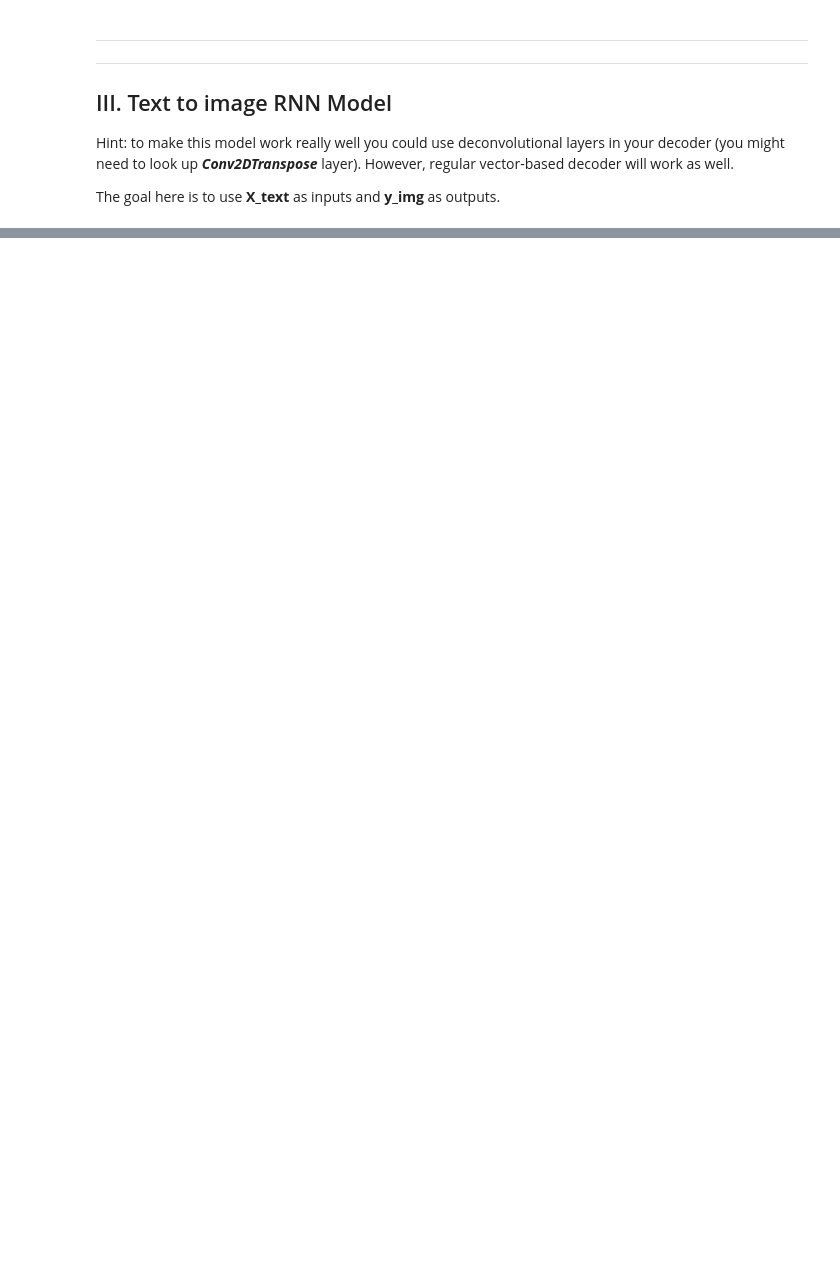
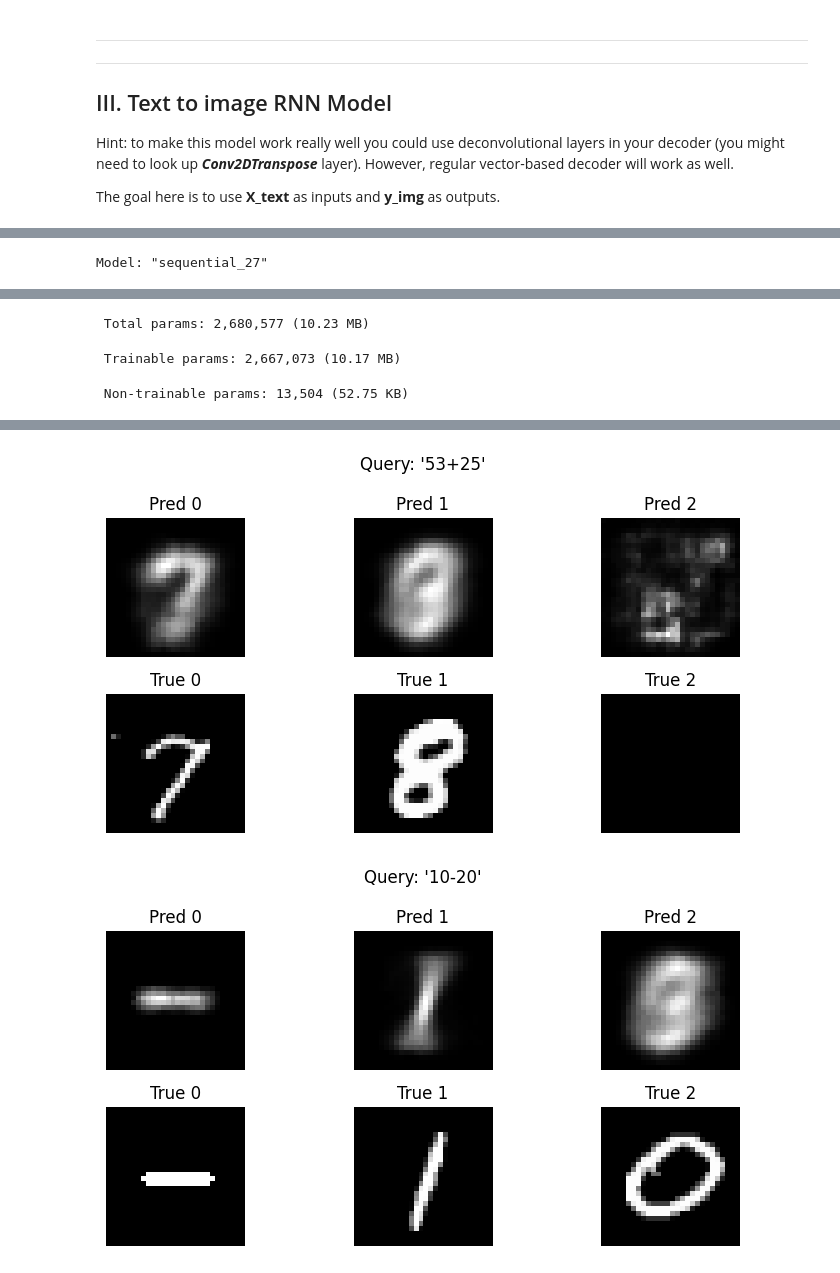
Before and after one commit to LewisBoulogne/IDL_assignment_2, a Jupyter notebook: A2_RNNs.ipynb, the cells around one changed output, grey strips where cells are left out. Cells and saved outputs as stored; diff of their text form; code cells hidden in the pictures; blank space fills up the shorter version.

```diff
--- a/A2_RNNs.ipynb
+++ b/A2_RNNs.ipynb
@@ -1446,0 +1494,68 @@ for i in range(5):
+# %%
+import tensorflow as tf
+from tensorflow.keras.layers import LSTM, RepeatVector, TimeDistributed, Dense, Reshape, Conv2DTranspose, BatchNormalization, Activation
+
+def build_text2img_model_conv():
+    text2img_conv = tf.keras.Sequential()
+    # Apply BN to inputs
+    # Encoder
+    text2img_conv.add(LSTM(256,input_shape=(None, len(unique_characters))))
+    # Encoded vector
+    text2img_conv.add(RepeatVector(max_answer_length))
+    # Decoder
+    text2img_conv.add(LSTM(256, return_sequences=True))
+    text2img_conv.add(BatchNormalization())
+
+    # Transposed Convolutions (Generator)
+    # Feature Expansion
+    text2img_conv.add(TimeDistributed(Dense(7*7*128, use_bias=True)))
+    text2img_conv.add(TimeDistributed(BatchNormalization()))
+    text2img_conv.add(TimeDistributed(Activation("relu")))
+    text2img_conv.add(TimeDistributed(Reshape((7, 7, 128))))
+    # Upsampling 1
+    text2img_conv.add(TimeDistributed(Conv2D(128, (3,3), strides=1, padding='same', use_bias=True)))
+    text2img_conv.add(TimeDistributed(BatchNormalization()))
+    text2img_conv.add(TimeDistributed(Activation("relu")))
+
+    text2img_conv.add(TimeDistributed(Conv2DTranspose(64, (3,3), strides=2, padding='same', use_bias=True)))
+    text2img_conv.add(TimeDistributed(BatchNormalization()))
+    text2img_conv.add(TimeDistributed(Activation("relu")))
+
+    text2img_conv.add(TimeDistributed(Conv2DTranspose(32, (3,3), strides=2, padding='same')))
+    text2img_conv.add(TimeDistributed(BatchNormalization()))
+    text2img_conv.add(TimeDistributed(Activation("relu")))
+    # Upsampling 3 (Final Output)
+    text2img_conv.add(TimeDistributed(Dense(1, activation='sigmoid')))
+    text2img_conv.compile(loss='binary_crossentropy', optimizer='adam')
+    text2img_conv.summary()
+    return text2img_conv
+
+# 3. Train
+text2img_conv = build_text2img_model_conv()
+history_t2i = text2img_conv.fit(X_train_ti, y_train_ti, validation_split = 0.2, epochs = 20, batch_size = 32 )
+
+# Predict first 5 test images
+y_pred_img = text2img_conv.predict(X_test_ti[:5])
+y_true = y_test_ti[:5]
+
+for i in range(5):
+    plt.figure(figsize=(8,4))
+
+    for t in range(3):
+        # --- Row 1: predicted ---
+        plt.subplot(2, 3, t+1)
+        plt.imshow(y_pred_img[i, t], cmap='gray')
+        plt.title(f"Pred {t}")
+        plt.axis('off')
+
+        # --- Row 2: true ---
+        plt.subplot(2, 3, t+1 + 3)
+        plt.imshow(y_true[i, t], cmap='gray')
+        plt.title(f"True {t}")
+        plt.axis('off')
+
+    plt.suptitle(f"Query: '{X_text[test_idx[i]]}'")
+    plt.tight_layout()
+    plt.show()
+# %% [output]
+Model: "sequential_27"
@@ -1446,0 +1579,3 @@ for i in range(5):
+ Total params: 2,680,577 (10.23 MB)
+ Trainable params: 2,667,073 (10.17 MB)
+ Non-trainable params: 13,504 (52.75 KB)
@@ -1446,0 +1599,2 @@ for i in range(5):
+[figure, added]
+[figure, added]
```
Also changed, not shown: parts of 16 cells of this notebook.
